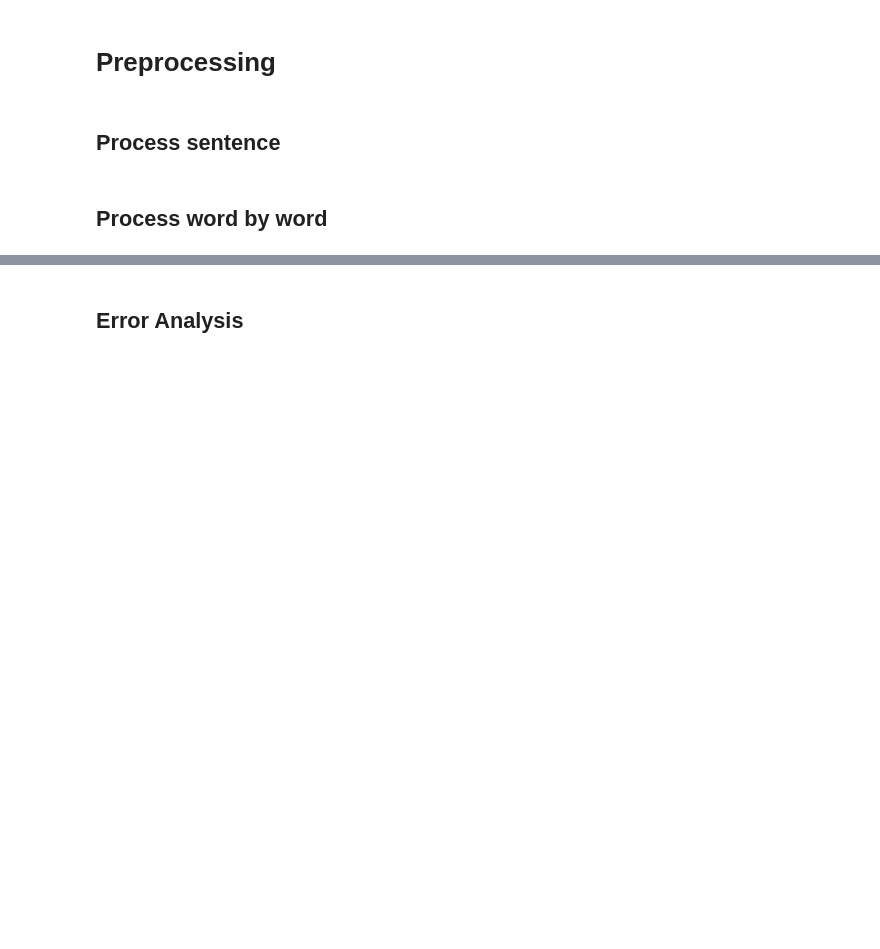
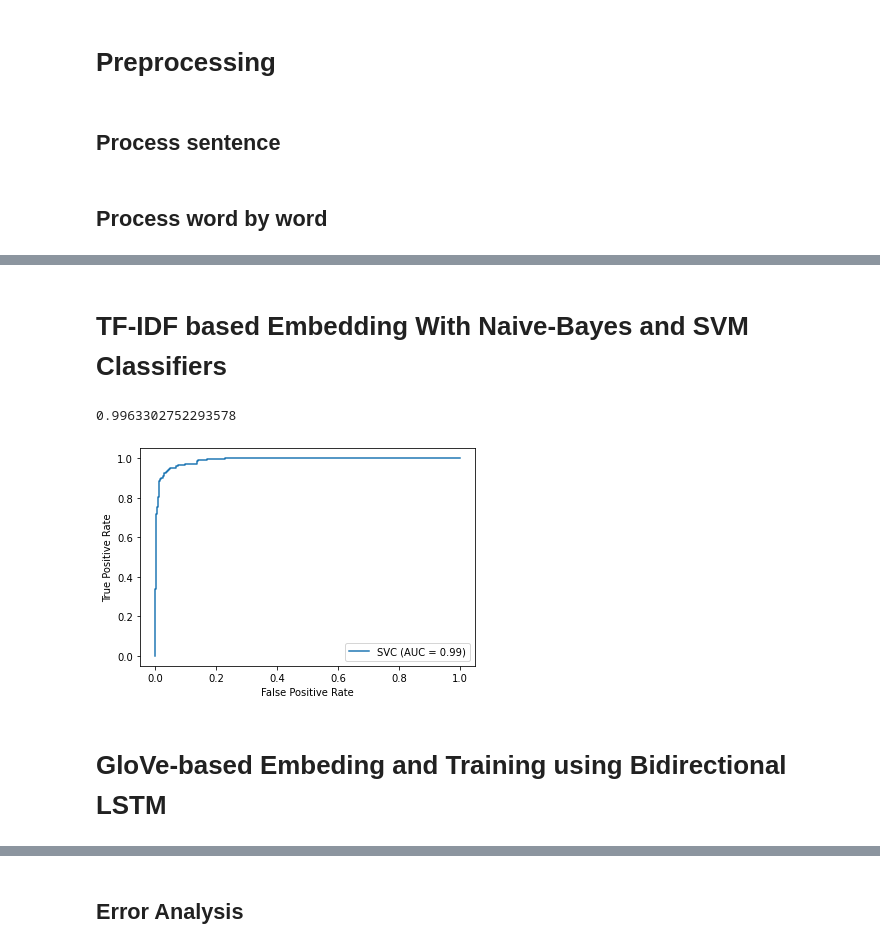
Before and after one commit to OindrilaChatterjee/Deep-Learning-Projects, a Jupyter notebook: NLP/Email_Spam_Filter.ipynb, the cells around one changed output, grey strips where cells are left out. Saved outputs shown, nothing was run; the diff lists cells and outputs as text; code cells hidden in the pictures; blank space fills up the shorter version.

```diff
--- a/NLP/Email_Spam_Filter.ipynb
+++ b/NLP/Email_Spam_Filter.ipynb
@@ -311,0 +244,3 @@ w2v = KeyedVectors.load_word2vec_format('glove.6B.300d.word2vec.txt',binary=Fals
+# %%
+x_train_join = [" ".join(o) for o in x_train]
+x_test_join = [" ".join(o) for o in x_test]
@@ -312,3 +340,48 @@ w2v = KeyedVectors.load_word2vec_format('glove.6B.300d.word2vec.txt',binary=Fals
+# %% [markdown]
+# TF-IDF based Embedding With  Naive-Bayes and SVM Classifiers
+# %%
+## Compute TF-IDF features using sklearn ##
+
+from sklearn.feature_extraction.text import TfidfVectorizer
+vectorizer = TfidfVectorizer()
+
+vectorizer.fit_transform(x_train_join)
+x_train_features = vectorizer.transform(x_train_join)
+x_test_features = vectorizer.transform(x_test_join)
+# %%
+## Train a Naive Bayes Classifier ##
+
+from sklearn.naive_bayes import GaussianNB
+from sklearn.linear_model import LogisticRegression
+
+clf = GaussianNB()
+
+clf.fit(x_train_features.toarray(),y_train)
+
+clf.score(x_test_features.toarray(),y_test)
+
+clf.score(x_train_features.toarray(),y_train)
+# %% [output]
+0.9963302752293578
+# %%
+## Train an SVM based Classifier ##
+
+from sklearn.svm import SVC
+from sklearn.metrics import plot_roc_curve
+
+clf = SVC(gamma='auto')
+
+clf.fit(x_train_features.toarray(),y_train)
+
+clf.score(x_test_features.toarray(),y_test)
+
+clf.score(x_train_features.toarray(),y_train)
+
+clf_disp = plot_roc_curve(clf, x_test_features.toarray(),y_test)
+# %% [output]
+[figure, added]
+# %% [markdown]
+# GloVe-based Embeding and Training using Bidirectional LSTM
 # %%
 import matplotlib.pyplot as plt
 from keras.preprocessing.text import Tokenizer
```
Also changed, not shown: parts of 34 cells of this notebook.
